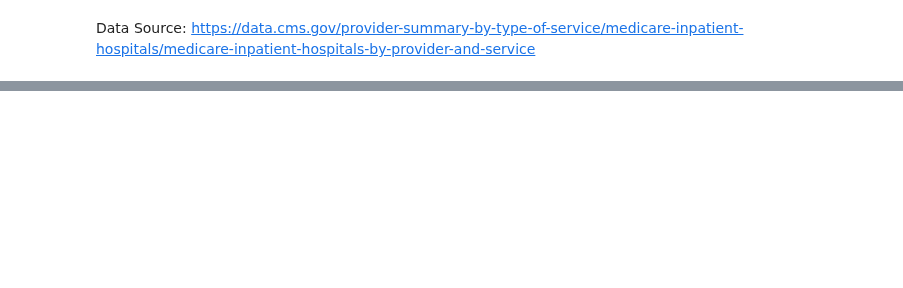
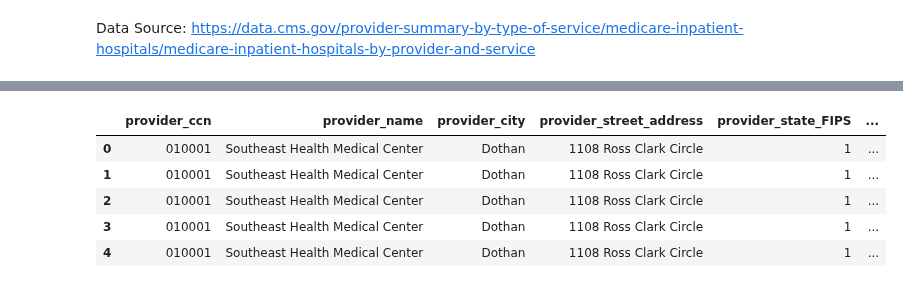
Before and after one commit to k-phantastic/CMS-DRG-Benchmarking, a Jupyter notebook: medicare_revenue_benchmarking_analysis.ipynb, the cells around one changed output, grey strips where cells are left out. Saved outputs shown, nothing was run; the diff lists cells and outputs as text; code cells hidden in the pictures; blank space fills up the shorter version.

```diff
--- a/medicare_revenue_benchmarking_analysis.ipynb
+++ b/medicare_revenue_benchmarking_analysis.ipynb
@@ -54,0 +147,17 @@ Shape: 145879 rows, 15 columns
+# %%
+cleaned_df = (
+    raw_df
+    .pipe(select_and_rename)
+    .pipe(fix_dtypes)
+    .pipe(pad_identifiers)
+    .pipe(add_urbanicity_column)
+)
+# %%
+cleaned_df.head()
+# %% [output]
+|  | provider_ccn | provider_name | provider_city | provider_street_address | provider_state_FIPS | ... |
+| 0 | 010001 | Southeast Health Medical Center | Dothan | 1108 Ross Clark Circle | 1 | ... |
+| 1 | 010001 | Southeast Health Medical Center | Dothan | 1108 Ross Clark Circle | 1 | ... |
+| 2 | 010001 | Southeast Health Medical Center | Dothan | 1108 Ross Clark Circle | 1 | ... |
+| 3 | 010001 | Southeast Health Medical Center | Dothan | 1108 Ross Clark Circle | 1 | ... |
+| 4 | 010001 | Southeast Health Medical Center | Dothan | 1108 Ross Clark Circle | 1 | ... |
```
Also changed, not shown: parts of 6 cells of this notebook.
